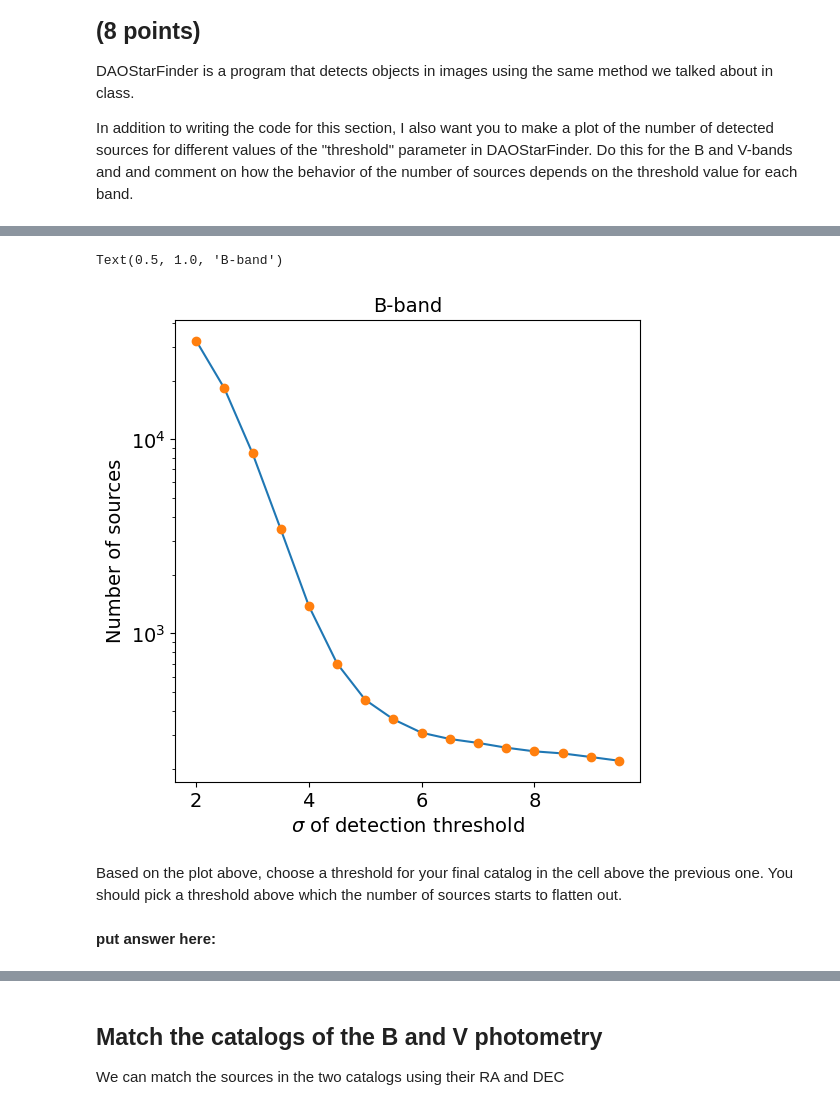
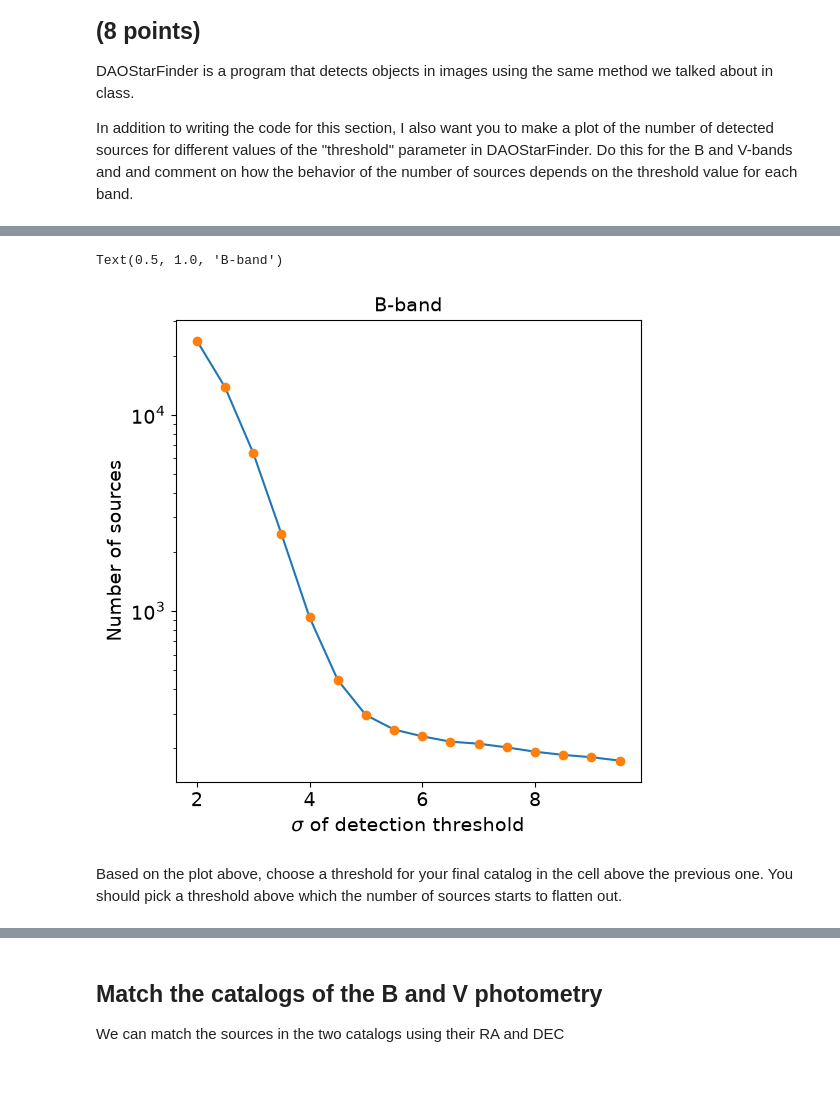
Before and after one commit to alexhlanter/ReductionProject_student, a Jupyter notebook: cluster_photometry_student.ipynb, the cells around one changed output, grey strips where cells are left out. Cells and saved outputs as stored; diff of their text form; code cells hidden in the pictures; blank space fills up the shorter version.

```diff
--- a/cluster_photometry_student.ipynb
+++ b/cluster_photometry_student.ipynb
@@ -419,14 +417,14 @@ mean_b, median_b, std_b = sigma_clipped_stats(data_b, sigma=3.0)
 #*****************************************
 # update with the FWHM that you measured using fit_fwhm
 #you will need to update the threshold number based on plots you make in the next cell.
-daofind = DAOStarFinder(fwhm=2.7, threshold=3.*std_b)
+daofind = DAOStarFinder(fwhm=fwhmB, threshold=5.*std_b)
 
 # detect sources, using the image - median, which subtracts the sky level from image,
 # assuming a sky that is constant across the iamge
 sources_b = daofind(data_b - median_b)
 
 # convert pixel locations of images to ra and dec using the image header
-wcs_b = WCS(header_b)
+wcs_b = trimmed_b_wcs #had to change since using cropped images
 ra_b,dec_b = wcs_b.wcs_pix2world(sources_b['xcentroid'],sources_b['ycentroid'],0)
 
 # plot images and the sources.  using the subplot command we can plot figures side by side
@@ -453,33 +451,31 @@ NameError: name 'DAOStarFinder' is not defined
 # %%
 #This makes a plot of the number of sources for different detection thresholds for the B-band
 #set up an array of thresholds
 thresharr = np.arange(2.,10.,0.5)
 
 #initialize an array that will hold the number of sources that are detected at each threshold
 nsources_b = np.zeros(len(thresharr))
 
 #loop through the thresholds to find how many sources are detected at each threshold
 #************
 #put in the appropriate FWHM you computed for this image earlier.
 for ithresh,thresh in enumerate(thresharr):
-    daofind = DAOStarFinder(fwhm=, threshold=thresh*std_b)
+    daofind = DAOStarFinder(fwhm=fwhmB, threshold=thresh*std_b)
     sources_btmp = daofind(data_b - median_b)
     nsources_b[ithresh] = len(sources_btmp)
 
 #plot the number of sources at each threshold
 fig,ax = plt.subplots(figsize=(6,6))
 ax.plot(thresharr,nsources_b)
 ax.plot(thresharr,nsources_b, 'o')
 ax.set_yscale('log')
 ax.set_ylabel('Number of sources', fontsize=14)
 ax.set_xlabel(r'$\sigma$ of detection threshold', fontsize=14)
 ax.tick_params(axis='x', labelsize=14)
 ax.tick_params(axis='y', labelsize=14)
 ax.set_title('B-band', fontsize=14)
 # %% [output]
 Text(0.5, 1.0, 'B-band')
-[figure, old version]
+[figure, new version]
 # %% [markdown]
 Based on the plot above, choose a threshold for your final catalog in the cell above the previous one.  You should pick a threshold above which the number of sources starts to flatten out.
-# %% [markdown]
-**put answer here:**
```
Also changed, not shown: parts of 17 cells of this notebook.
